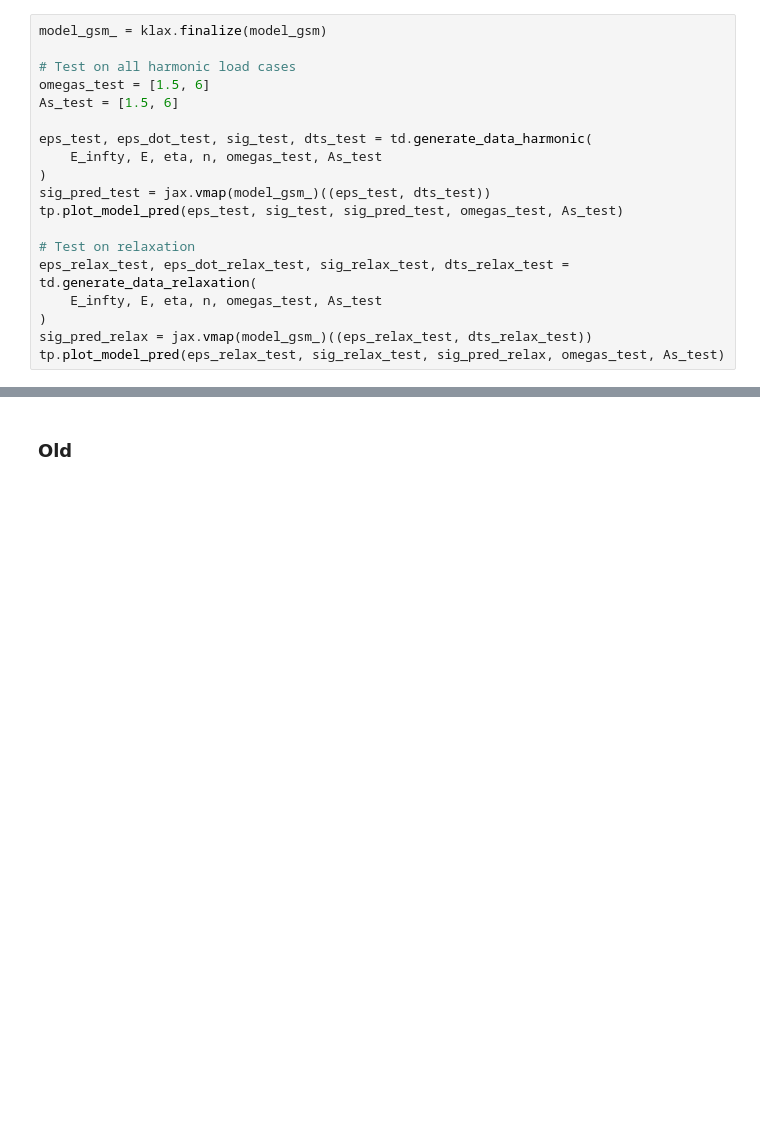
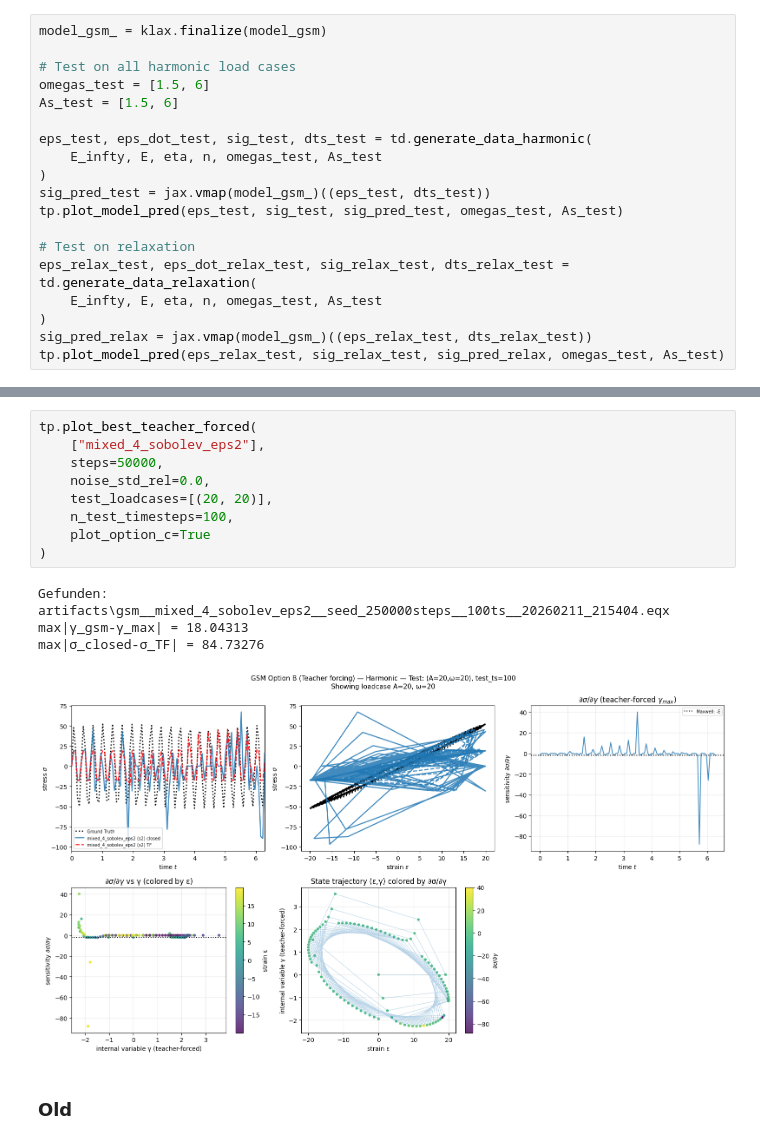
Before and after one commit to Lukas-F-1/ML-Tutorial-WS25_26, a Jupyter notebook: viscoelasticity/main.ipynb, the cells around one changed output, grey strips where cells are left out. Drawn from its saved outputs; the diff is of its cells as text; blank space fills up the shorter version.

```diff
--- a/viscoelasticity/main.ipynb
+++ b/viscoelasticity/main.ipynb
@@ -745,3 +788,17 @@ print("done:", train_time, final_loss)
+# %%
+tp.plot_best_teacher_forced(
+    ["mixed_4_sobolev_eps2"],
+    steps=50000,
+    noise_std_rel=0.0,
+    test_loadcases=[(20, 20)],
+    n_test_timesteps=100,
+    plot_option_c=True
+)
+# %% [output]
+Gefunden: artifacts\gsm__mixed_4_sobolev_eps2__seed_250000steps__100ts__20260211_215404.eqx
+max|γ_gsm-γ_max| = 18.04313
+max|σ_closed-σ_TF| = 84.73276
+[figure, added]
 # %% [markdown]
 ### Old
 # %% [markdown]
```
Also changed, not shown: parts of 7 cells of this notebook, 3 other files.
